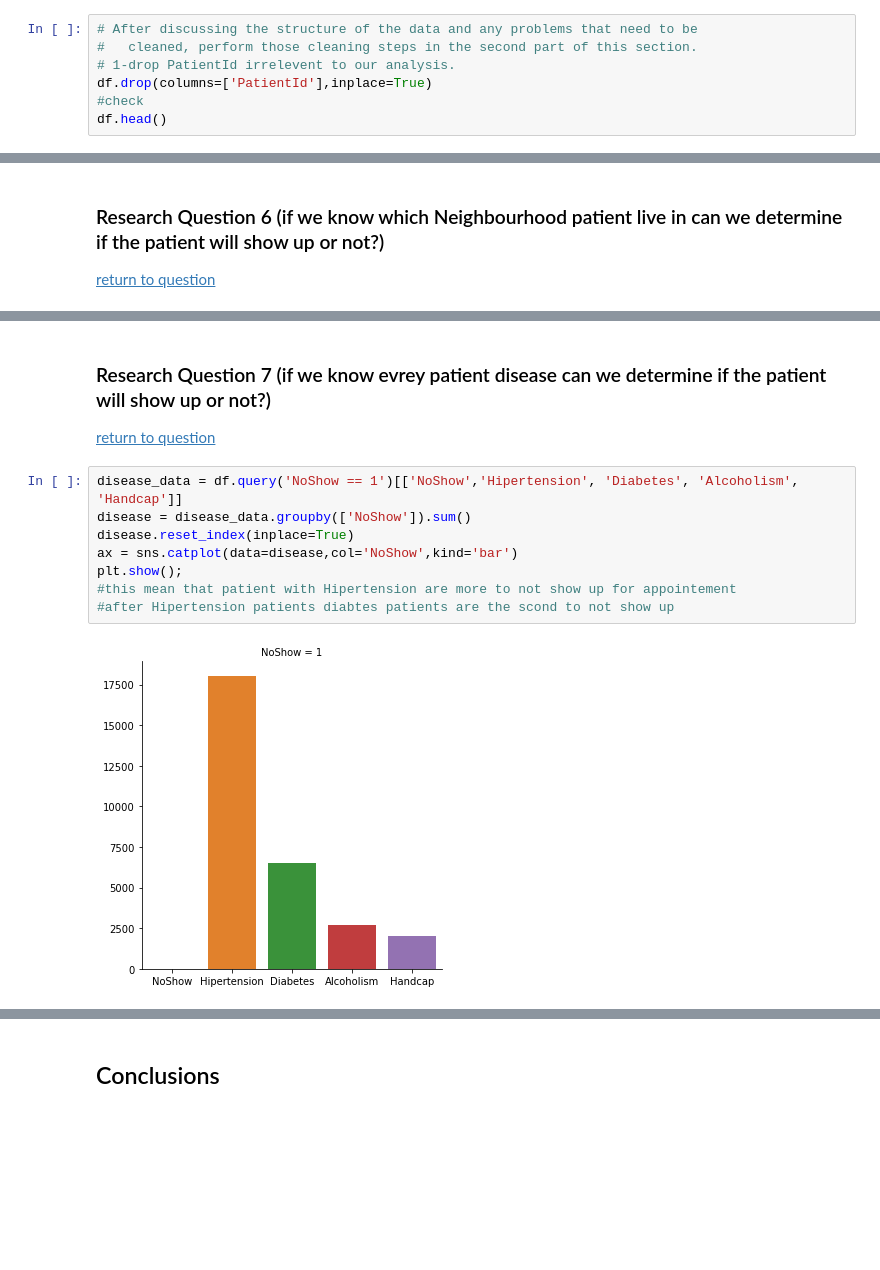
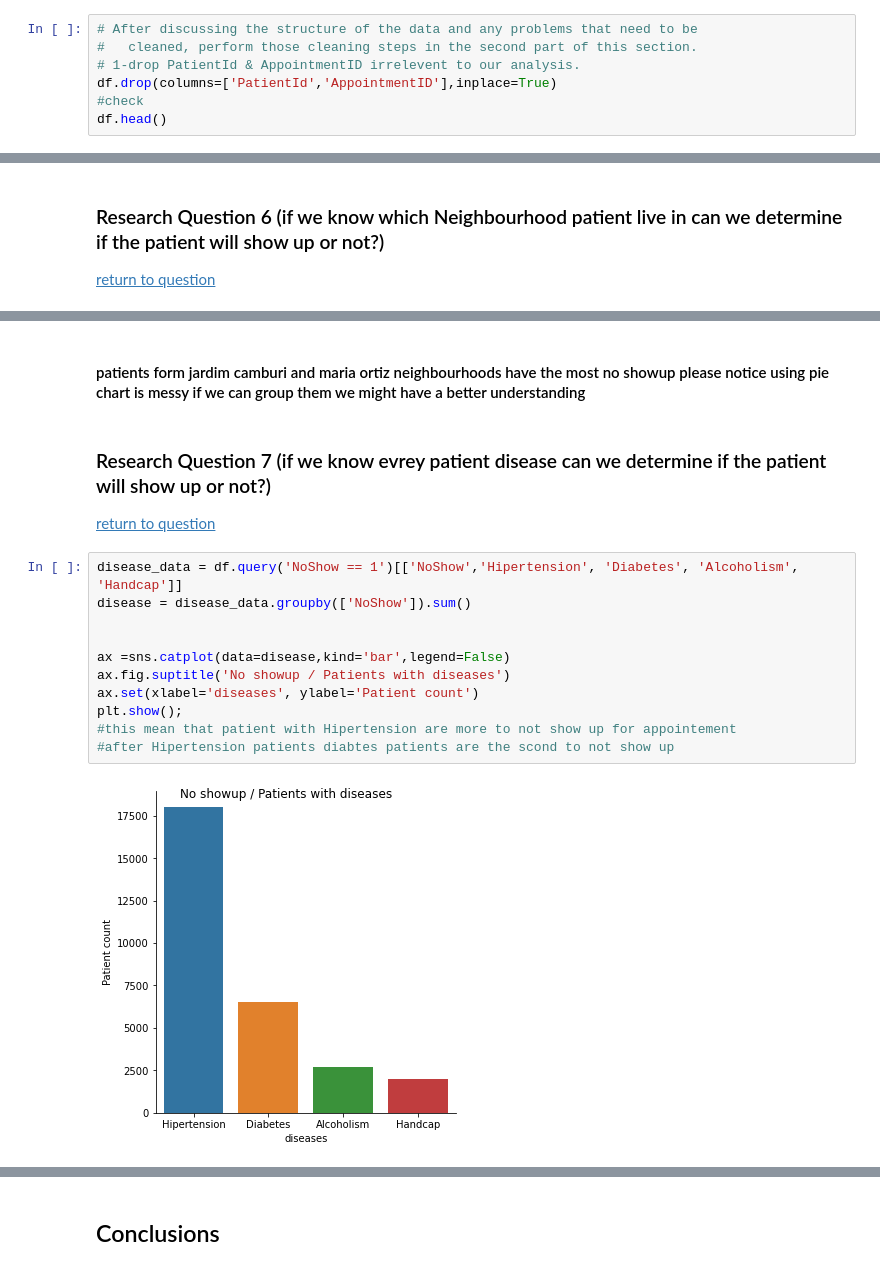
Before and after one commit to ahmed-yousef/investigate_noshow_dataset_proj1, a Jupyter notebook: investigate-a-dataset-template.ipynb, the cells around one changed output, grey strips where cells are left out. Drawn from its saved outputs; the diff is of its cells as text; blank space fills up the shorter version.

Commit message:
update analysis

```diff
--- a/investigate-a-dataset-template.ipynb
+++ b/investigate-a-dataset-template.ipynb
@@ -94,8 +94,8 @@ memory usage: 11.8+ MB
 # %%
 # After discussing the structure of the data and any problems that need to be
 #   cleaned, perform those cleaning steps in the second part of this section.
-# 1-drop PatientId irrelevent to our analysis.
-df.drop(columns=['PatientId'],inplace=True)
+# 1-drop PatientId & AppointmentID irrelevent to our analysis.
+df.drop(columns=['PatientId','AppointmentID'],inplace=True)
 #check
 df.head()
 # %% [output]
@@ -336,3 +327,5 @@ plt.grid();
+# %% [markdown]
+#### patients form jardim camburi and maria ortiz neighbourhoods have the most no showup please notice using pie chart is messy if we can group them we might have a better understanding
 # %% [markdown]
 <a id='q7'></a>
 ### Research Question 7  (if we know evrey patient disease can we determine if the patient will show up or not?)
@@ -340,10 +333,13 @@ plt.grid();
 # %%
 disease_data = df.query('NoShow == 1')[['NoShow','Hipertension', 'Diabetes', 'Alcoholism', 'Handcap']]
 disease = disease_data.groupby(['NoShow']).sum()
-disease.reset_index(inplace=True)
-ax = sns.catplot(data=disease,col='NoShow',kind='bar')
+
+
+ax =sns.catplot(data=disease,kind='bar',legend=False)
+ax.fig.suptitle('No showup / Patients with diseases')
+ax.set(xlabel='diseases', ylabel='Patient count')
 plt.show();
 #this mean that patient with Hipertension are more to not show up for appointement
 #after Hipertension patients diabtes patients are the scond to not show up
 # %% [output]
-[figure, old version]
+[figure, new version]
```
Also changed, not shown: parts of 23 cells of this notebook, 2 other files.
